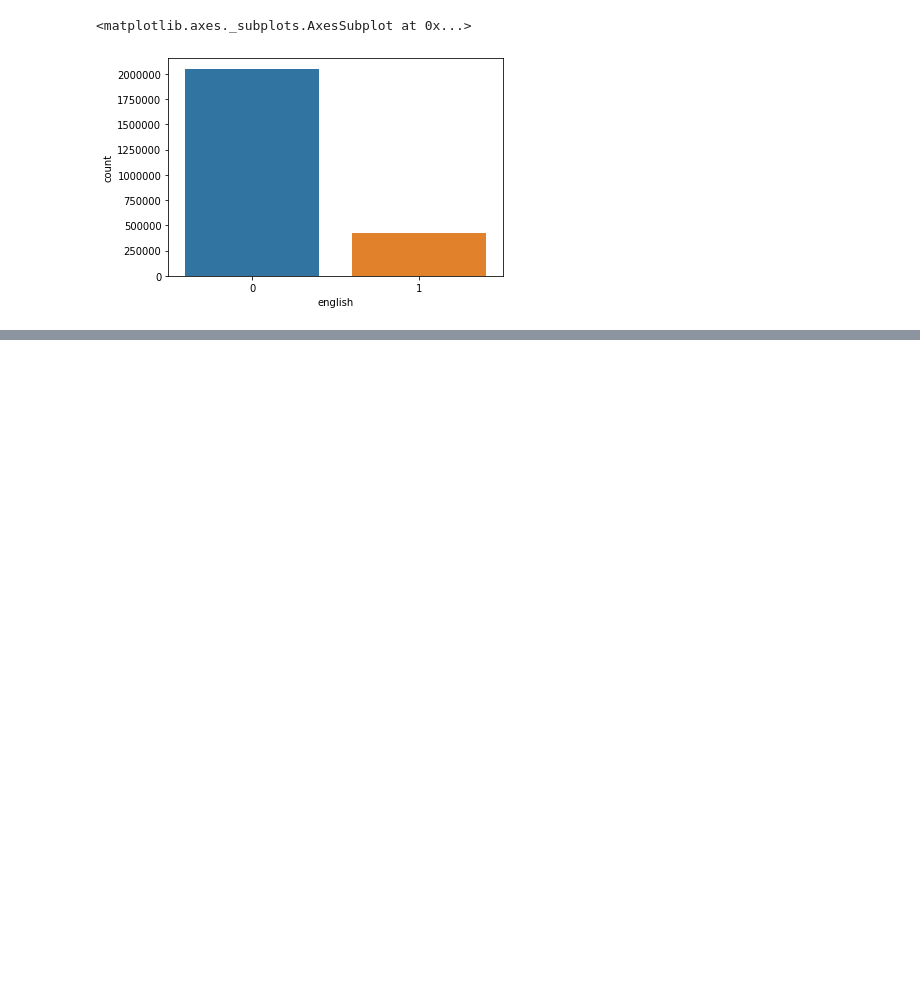
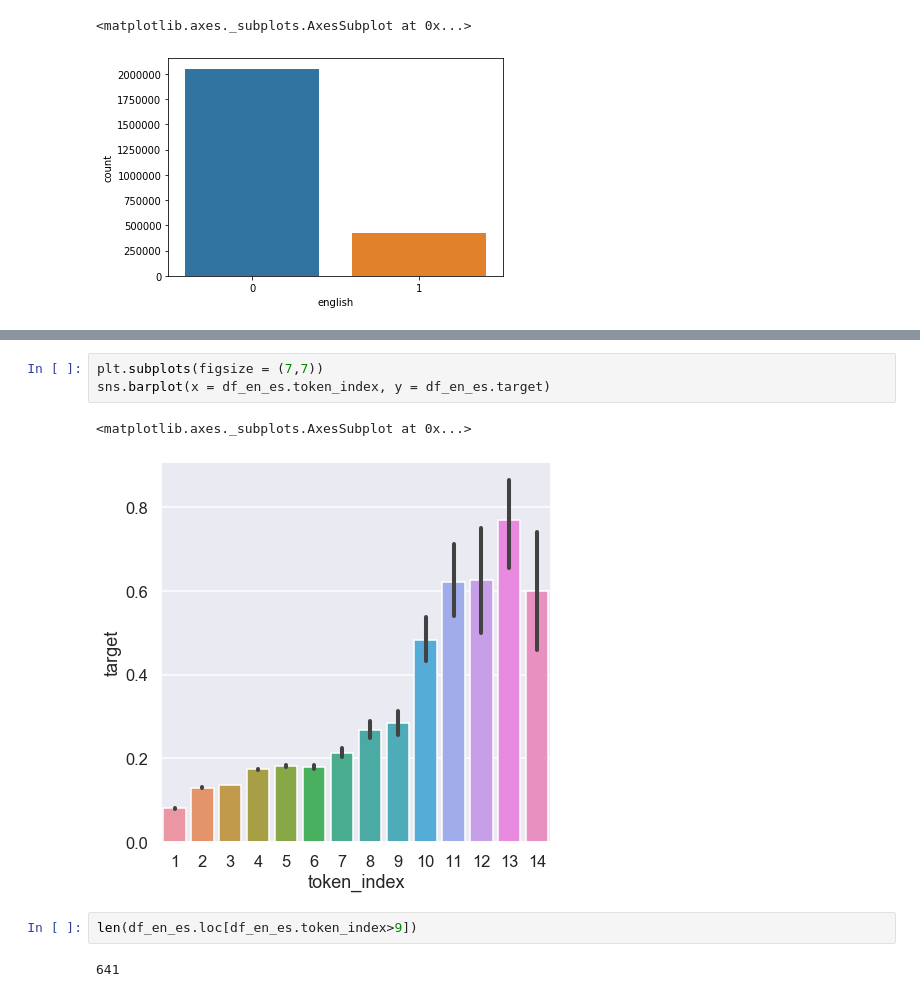
Before and after one commit to k-christensen/en_es_duo_SLAM, a Jupyter notebook: data_processing.ipynb, the cells around one changed output, grey strips where cells are left out. Saved outputs shown, nothing was run; the diff lists cells and outputs as text; blank space fills up the shorter version.

```diff
--- a/data_processing.ipynb
+++ b/data_processing.ipynb
@@ -1800,0 +1810,10 @@ sns.countplot(df_en_es.english)
+# %%
+plt.subplots(figsize = (7,7))
+sns.barplot(x = df_en_es.token_index, y = df_en_es.target)
+# %% [output]
+<matplotlib.axes._subplots.AxesSubplot at 0x...>
+[figure, added]
+# %%
+len(df_en_es.loc[df_en_es.token_index>9])
+# %% [output]
+641
```
Also changed, not shown: parts of 18 cells of this notebook, 4 other files.
